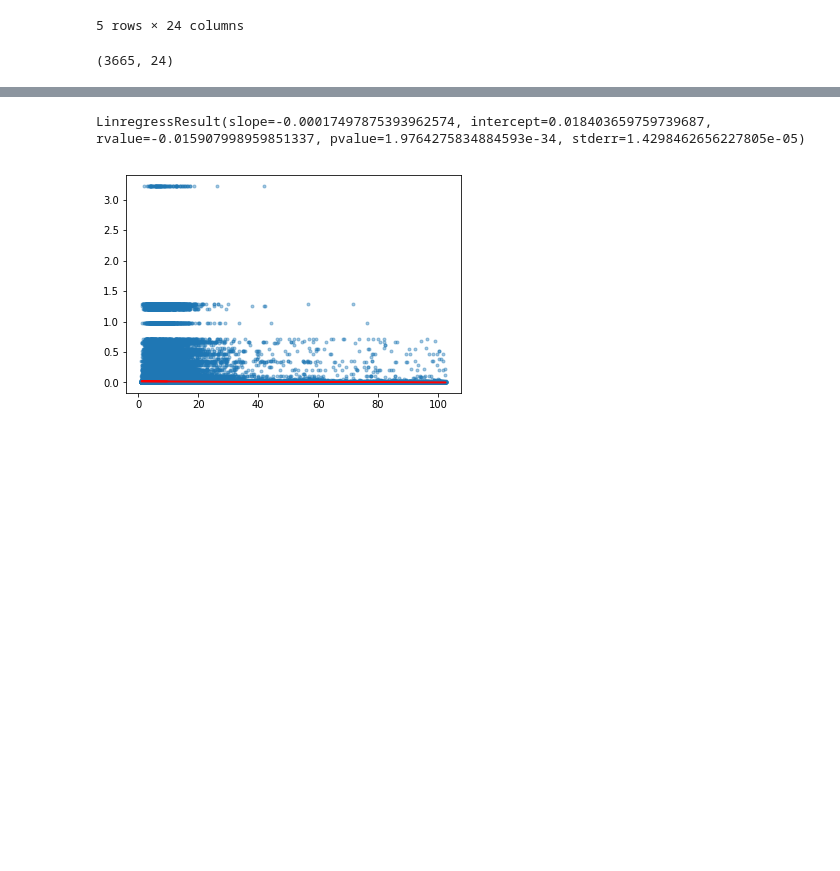
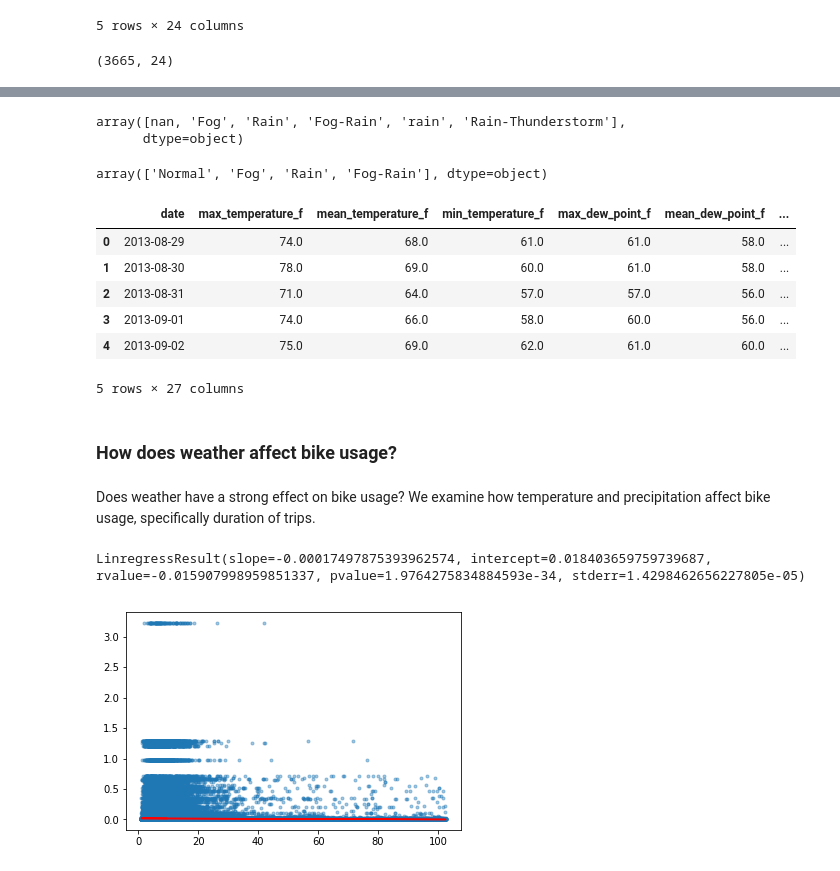
Before and after one commit to jslaga/SpringboardDSC, a Jupyter notebook: Capstone1/Capstone.ipynb, the cells around one changed output, grey strips where cells are left out. Saved outputs shown, nothing was run; the diff lists cells and outputs as text; code cells hidden in the pictures; blank space fills up the shorter version.

```diff
--- a/Capstone1/Capstone.ipynb
+++ b/Capstone1/Capstone.ipynb
@@ -405 +424,30 @@ array([0.        , 0.23      , 0.02094291, 0.01      , 0.28      ,
+# %%
+weather_df.events.unique()     ##574 ->735
+# %% [output]
+array([nan, 'Fog', 'Rain', 'Fog-Rain', 'rain', 'Rain-Thunderstorm'],
+      dtype=object)
+# %%
+weather_df.events = np.where((weather_df.events == 'rain') | (weather_df.events == 'Rain-Thunderstorm'), 'Rain', weather_df.events)
+weather_df.events.fillna('Normal', inplace = True)
+weather_df.events.unique()
+# %% [output]
+array(['Normal', 'Fog', 'Rain', 'Fog-Rain'], dtype=object)
+# %%
+events = pd.get_dummies(weather_df.events)
+
+weather_df = weather_df.merge(events, left_index = True, right_index = True)
+# %%
+weather_df.head()
+# %% [output]
+|  | date | max_temperature_f | mean_temperature_f | min_temperature_f | max_dew_point_f | mean_dew_point_f | ... |
+| 0 | 2013-08-29 | 74.0 | 68.0 | 61.0 | 61.0 | 58.0 | ... |
+| 1 | 2013-08-30 | 78.0 | 69.0 | 60.0 | 61.0 | 58.0 | ... |
+| 2 | 2013-08-31 | 71.0 | 64.0 | 57.0 | 57.0 | 56.0 | ... |
+| 3 | 2013-09-01 | 74.0 | 66.0 | 58.0 | 60.0 | 56.0 | ... |
+| 4 | 2013-09-02 | 75.0 | 69.0 | 62.0 | 61.0 | 60.0 | ... |
+5 rows × 27 columns
+# %% [markdown]
+### How does weather affect bike usage?
+# %% [markdown]
+Does weather have a strong effect on bike usage? We examine how temperature and precipitation affect bike usage, specifically duration of trips.
 # %%
```
Also changed, not shown: parts of 20 cells of this notebook.
